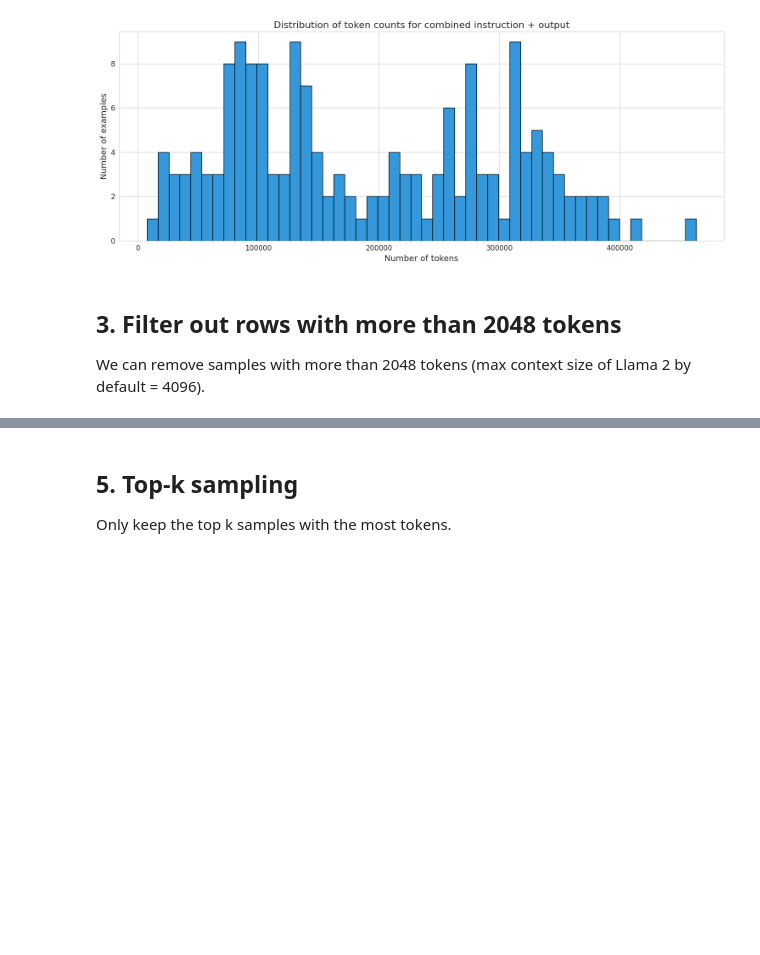
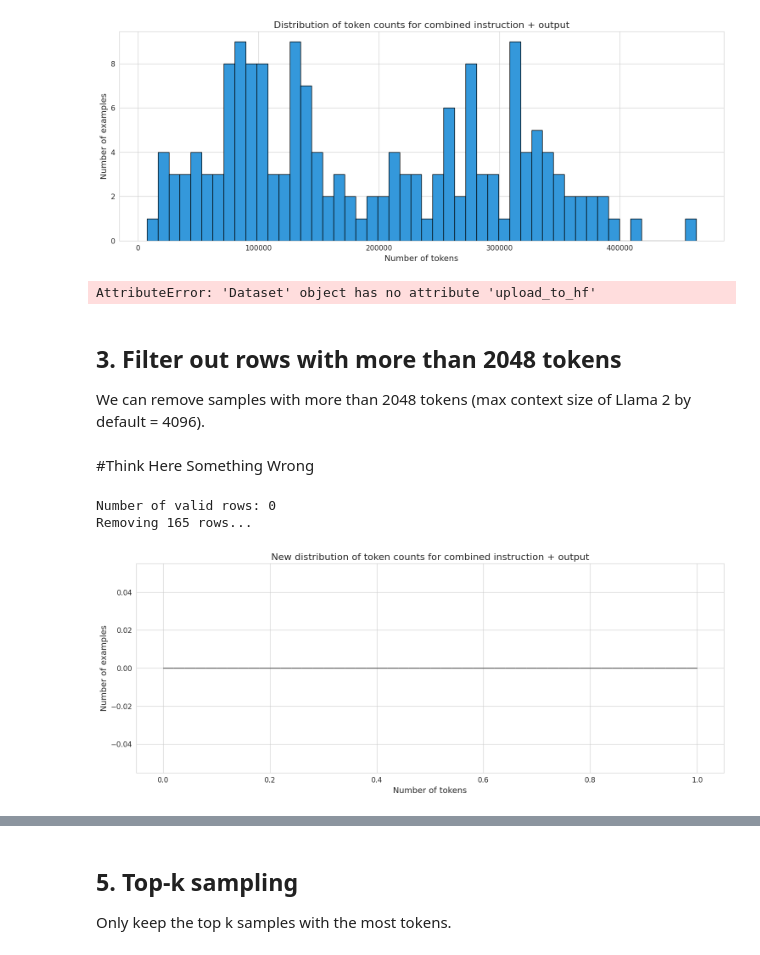
Before and after one commit to MEMEO-PRO/Colab_AI_Implementation, a Jupyter notebook: Dataset_creation_for_fine_tuning_LLM.ipynb, the cells around one changed output, grey strips where cells are left out. Drawn from its saved outputs; the diff is of its cells as text; code cells hidden in the pictures; blank space fills up the shorter version.

```diff
--- a/Dataset_creation_for_fine_tuning_LLM.ipynb
+++ b/Dataset_creation_for_fine_tuning_LLM.ipynb
@@ -184,20 +151,36 @@ plot_distribution(combined_token_counts, "Distribution of token counts for combi
+# %%
+import pandas as pd
+from datasets import Dataset
+datasett = Dataset.from_pandas(data)
+
+# Upload dataset to Hugging Face Hub
+datasett.upload_to_hf('Sunnyeng/code_test_cleaned', use_auth_token='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')
+# %% [output]
+AttributeError: 'Dataset' object has no attribute 'upload_to_hf'
 # %% [markdown]
 ## 3. Filter out rows with more than 2048 tokens
 
 We can remove samples with more than 2048 tokens (max context size of Llama 2 by default = 4096).
+# %% [markdown]
+#Think Here Something Wrong
 # %%
 # Filter out rows with more than 2048 tokens
 valid_indices = [i for i, count in enumerate(combined_token_counts) if count <= 2048]
 print(f"Number of valid rows: {len(valid_indices)}")
-print(f"Removing {len(dataset['train']) - len(valid_indices)} rows...")
+print(f"Removing {len(data) - len(valid_indices)} rows...")
 
 # Extract valid rows based on indices
-dataset['train'] = dataset['train'].select(valid_indices)
+data = data.loc[valid_indices]
 
 # Get token counts for valid rows
 token_counts = [combined_token_counts[i] for i in valid_indices]
 
+# Plot the new distribution of token counts for combined instruction + output
 plot_distribution(token_counts, "New distribution of token counts for combined instruction + output")
+# %% [output]
+Number of valid rows: 0
+Removing 165 rows...
+[figure, added]
 # %% [markdown]
 ## 4. Near-deduplication using embeddings
 
```
Also changed, not shown: parts of 7 cells of this notebook.
